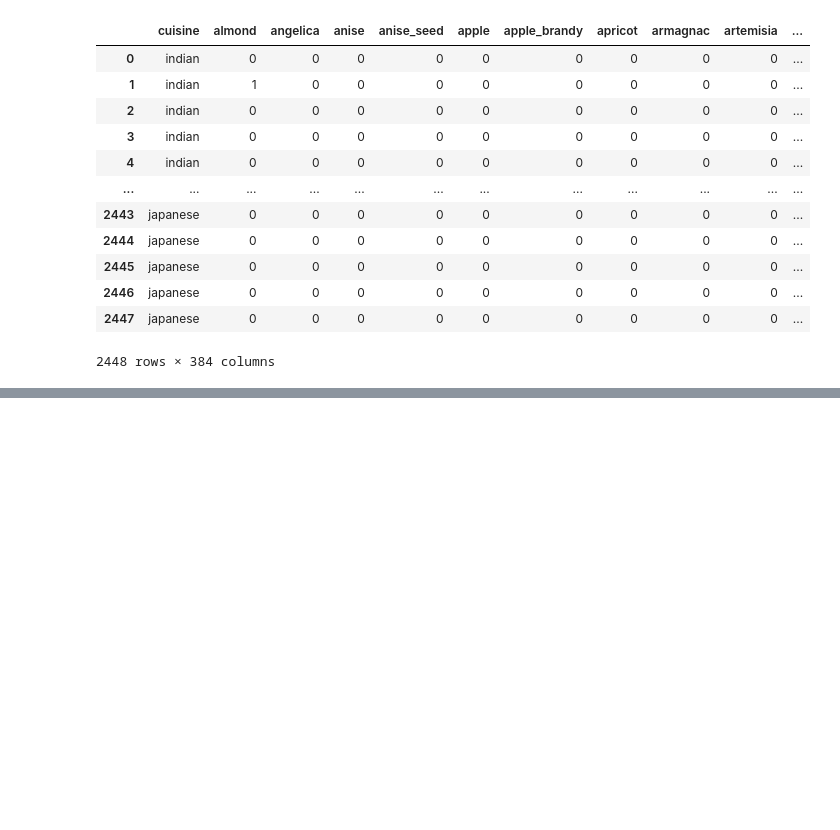
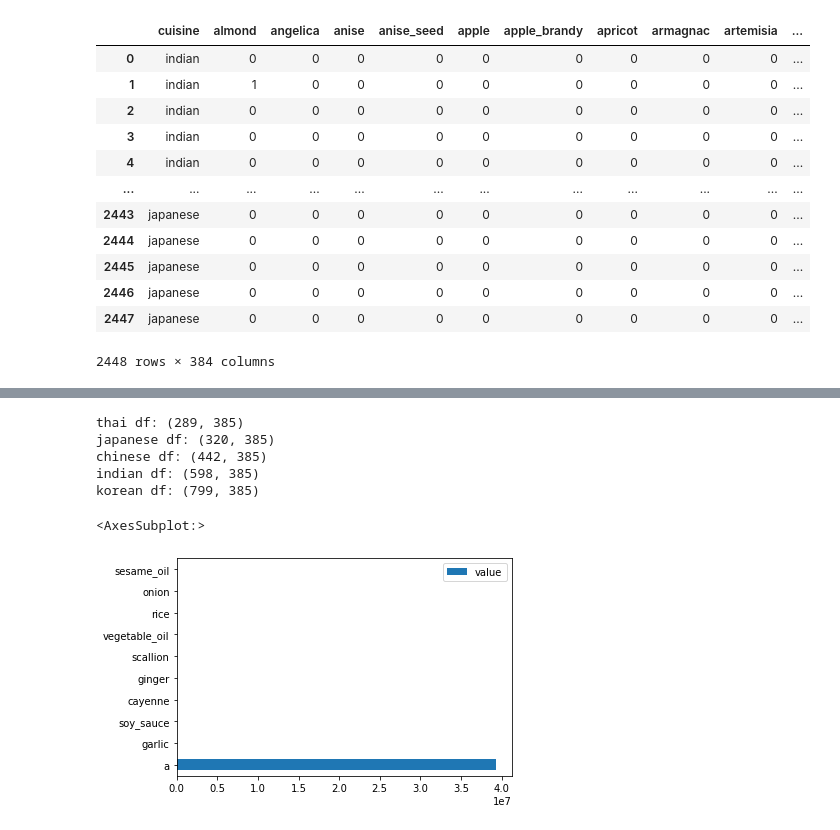
Before and after one commit to izzypatrick21/cuisines, a Jupyter notebook: Asian and Indian Cuisines.ipynb, the cells around one changed output, grey strips where cells are left out. Drawn from its saved outputs; the diff is of its cells as text; code cells hidden in the pictures; blank space fills up the shorter version.

```diff
--- a/Asian and Indian Cuisines.ipynb
+++ b/Asian and Indian Cuisines.ipynb
@@ -44,0 +97,32 @@ cuisines.drop(["a"], axis=1)
+# %%
+thai_df = cuisines[(cuisines.cuisine == "thai")]
+japanese_df = cuisines[(cuisines.cuisine == "japanese")]
+chinese_df = cuisines[(cuisines.cuisine == "chinese")]
+indian_df = cuisines[(cuisines.cuisine == "indian")]
+korean_df = cuisines[(cuisines.cuisine == "korean")]
+
+print(f'thai df: {thai_df.shape}')
+print(f'japanese df: {japanese_df.shape}')
+print(f'chinese df: {chinese_df.shape}')
+print(f'indian df: {indian_df.shape}')
+print(f'korean df: {korean_df.shape}')
+# %% [output]
+thai df: (289, 385)
+japanese df: (320, 385)
+chinese df: (442, 385)
+indian df: (598, 385)
+korean df: (799, 385)
+# %%
+def create_ingredient_df(df):
+    ingredient_df = cuisines.T.drop(['cuisine']).sum(axis=1).to_frame('value')
+    ingredient_df = ingredient_df[(ingredient_df.T != 0).any()]
+    ingredient_df = ingredient_df.sort_values(by='value', ascending=False,
+    inplace=False)
+    return ingredient_df
+# %%
+#thai
+thai_ingredient_df = create_ingredient_df(thai_df)
+thai_ingredient_df.head(10).plot.barh()
+# %% [output]
+<AxesSubplot:>
+[figure, added]
```
Also changed, not shown: parts of 28 cells of this notebook, 1 other file.
